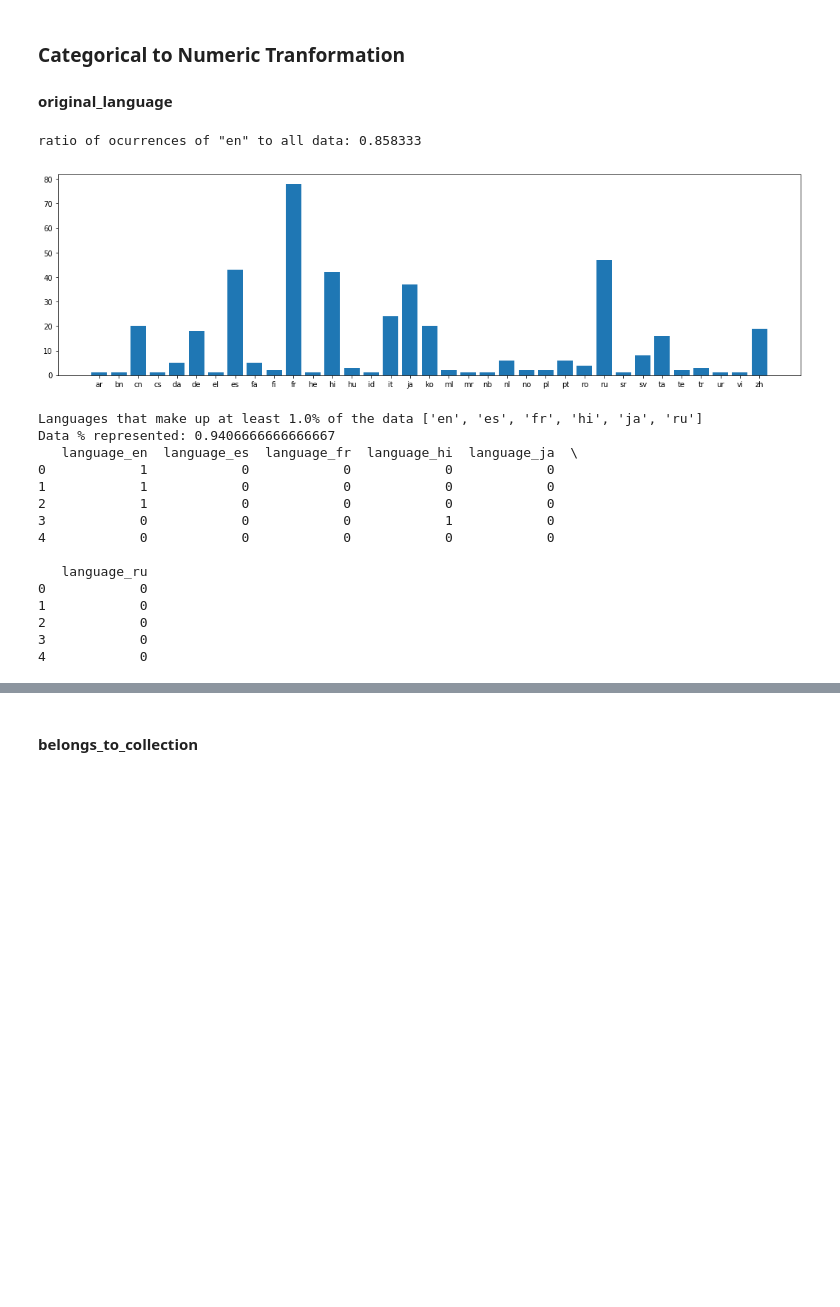
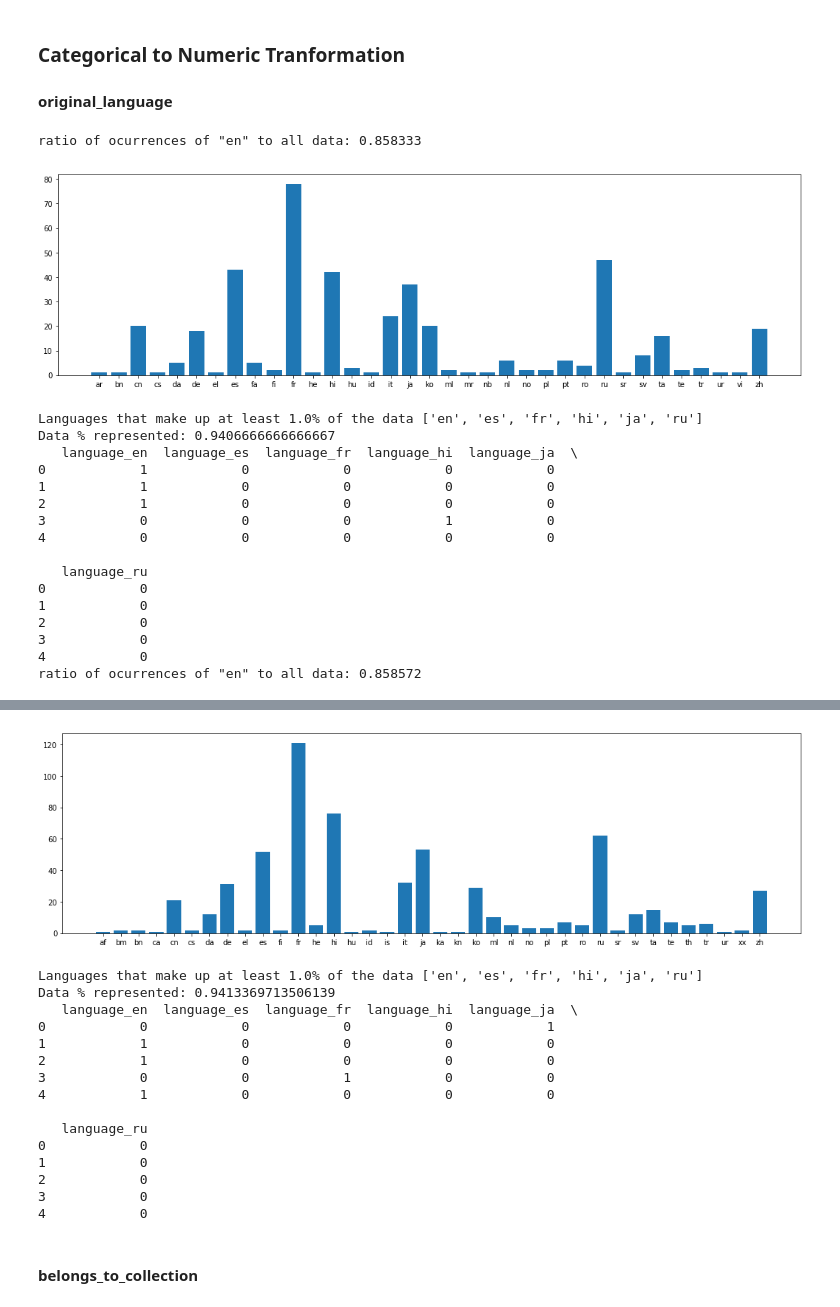
Before and after one commit to delf1/comp4211-project, a Jupyter notebook: code/COMP4211 Project.ipynb, the cells around one changed output, grey strips where cells are left out. Drawn from its saved outputs; the diff is of its cells as text; code cells hidden in the pictures; blank space fills up the shorter version.

```diff
--- a/code/COMP4211 Project.ipynb
+++ b/code/COMP4211 Project.ipynb
@@ -63,6 +64,7 @@ test.head()
 ### Drop Columns
 # %%
 train_X = train_X.drop(columns=["homepage", "imdb_id", "poster_path", "status"])
+test = test.drop(columns=["homepage", "imdb_id", "poster_path", "status"])
 
 train_X.head()
 # %% [output]
@@ -76,27 +78,32 @@ train_X.head()
 ### Categorical to Numeric Tranformation
 #### original_language
 # %%
-print("ratio of ocurrences of \"en\" to all data: %f" % (len([i for i in train_X["original_language"] if i == "en"])/len(train_X["original_language"])))
+def transformLanguageColumn(data):
+    print("ratio of ocurrences of \"en\" to all data: %f" % (len([i for i in data["original_language"] if i == "en"])/len(data["original_language"])))
 
-unique, counts = np.unique([i for i in train_X["original_language"]], return_counts=True)
-language_counts = dict(zip(unique, counts))
+    unique, counts = np.unique([i for i in data["original_language"]], return_counts=True)
+    language_counts = dict(zip(unique, counts))
 
-plt.figure(figsize=(18, 5))
-plt.bar(*np.unique([i for i in train_X["original_language"] if i != "en"], return_counts=True))
-plt.show()
+    plt.figure(figsize=(18, 5))
+    plt.bar(*np.unique([i for i in data["original_language"] if i != "en"], return_counts=True))
+    plt.show()
 
-percentage_required = 0.01
+    percentage_required = 0.01
 
-languages = [i for i in language_counts.keys() if language_counts[i]/len(train_X["original_language"]) > percentage_required]
+    languages = [i for i in language_counts.keys() if language_counts[i]/len(data["original_language"]) > percentage_required]
 
-print("Languages that make up at least " + str(percentage_required * 100) + "% of the data " + str(languages))
-print("Data % represented: " + str(len([i for i in train_X["original_language"] if i in languages])/len(train_X["original_language"])))
+    print("Languages that make up at least " + str(percentage_required * 100) + "% of the data " + str(languages))
+    print("Data % represented: " + str(len([i for i in data["original_language"] if i in languages])/len(data["original_language"])))
 
-one_hot_lang = pd.get_dummies(pd.Categorical(train_X["original_language"]), prefix="language")[["language_" + i for i in languages]]
-print(one_hot_lang.head())
+    one_hot_lang = pd.get_dummies(pd.Categorical(data["original_language"]), prefix="language")[["language_" + i for i in languages]]
+    print(one_hot_lang.head())
 
-train_X = pd.concat([train_X.drop(columns="original_language"), one_hot_lang], axis=1)
-train_X.head()
+    data = pd.concat([data.drop(columns="original_language"), one_hot_lang], axis=1)
+
+    return data
+
+train_X = transformLanguageColumn(train_X)
+test = transformLanguageColumn(test)
 # %% [output]
 ratio of ocurrences of "en" to all data: 0.858333
 [figure]
@@ -115,3 +122,4 @@ Data % represented: 0.9406666666666667
 2            0
 3            0
 4            0
+ratio of ocurrences of "en" to all data: 0.858572
@@ -124,3 +126,19 @@ Data % represented: 0.9406666666666667
+[figure, added]
+Languages that make up at least 1.0% of the data ['en', 'es', 'fr', 'hi', 'ja', 'ru']
+Data % represented: 0.9413369713506139
+   language_en  language_es  language_fr  language_hi  language_ja  \
+0            0            0            0            0            1
+1            1            0            0            0            0
+2            1            0            0            0            0
+3            0            0            1            0            0
+4            1            0            0            0            0
+
+   language_ru
+0            0
+1            0
+2            0
+3            0
+4            0
 # %% [markdown]
 #### belongs_to_collection
 # %%
```
Also changed, not shown: parts of 32 cells of this notebook, 2 other files.
